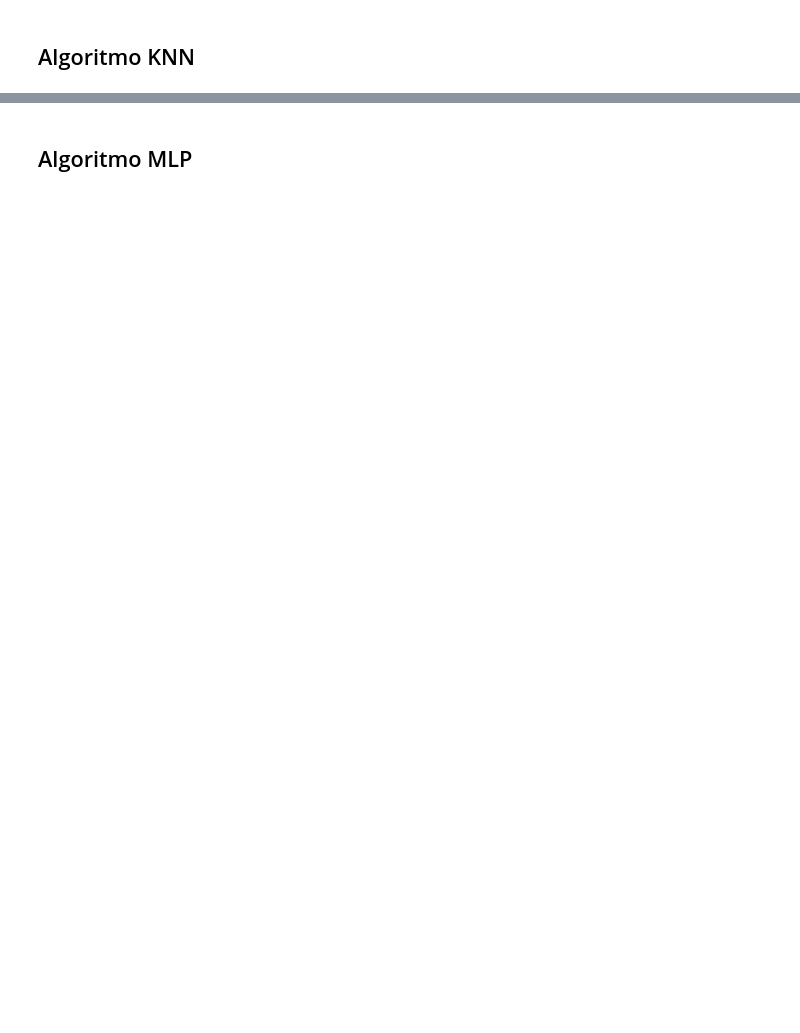
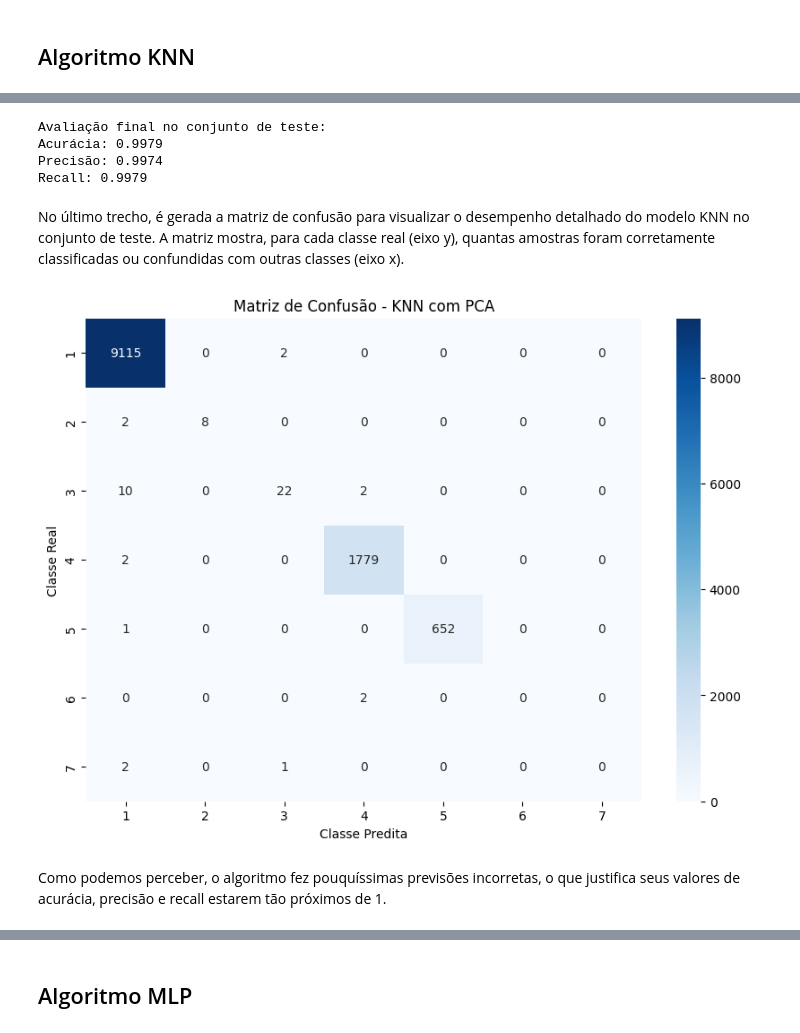
Before and after one commit to melseleghin/rede_neural, a Jupyter notebook: report.ipynb, the cells around one changed output, grey strips where cells are left out. Cells and saved outputs as stored; diff of their text form; code cells hidden in the pictures; blank space fills up the shorter version.

Commit message:
finalizado

```diff
--- a/report.ipynb
+++ b/report.ipynb
@@ -135,0 +339,37 @@ Dessa forma, decidimos utilizar o KNN para classificação por três motivos pri
+# %%
+from sklearn.metrics import accuracy_score, precision_score, recall_score
+
+knn_final = grid_search.best_estimator_
+knn_final.fit(X_train_pca, y_train.values.ravel())
+
+y_pred_knn = knn_final.predict(X_test_pca)
+
+accuracy = accuracy_score(y_test, y_pred_knn)
+precision = precision_score(y_test, y_pred_knn, average='weighted', zero_division=0)
+recall = recall_score(y_test, y_pred_knn, average='weighted', zero_division=0)
+
+print("\nAvaliação final no conjunto de teste:")
+print(f"Acurácia: {accuracy:.4f}")
+print(f"Precisão: {precision:.4f}")
+print(f"Recall: {recall:.4f}")
+# %% [output]
+Avaliação final no conjunto de teste:
+Acurácia: 0.9979
+Precisão: 0.9974
+Recall: 0.9979
+# %% [markdown]
+No último trecho, é gerada a matriz de confusão para visualizar o desempenho detalhado do modelo KNN no conjunto de teste. A matriz mostra, para cada classe real (eixo y), quantas amostras foram corretamente classificadas ou confundidas com outras classes (eixo x).
+# %%
+# Matriz de confusão
+cm = confusion_matrix(y_test, y_pred_knn)
+plt.figure(figsize=(10, 7))
+sns.heatmap(cm, annot=True, fmt='d', cmap='Blues',
+            xticklabels=np.unique(y), yticklabels=np.unique(y))
+plt.xlabel("Classe Predita")
+plt.ylabel("Classe Real")
+plt.title("Matriz de Confusão - KNN com PCA")
+plt.show()
+# %% [output]
+[figure, added]
+# %% [markdown]
+Como podemos perceber, o algoritmo fez pouquíssimas previsões incorretas, o que justifica seus valores de acurácia, precisão e recall estarem tão próximos de 1.
```
Also changed, not shown: parts of 57 cells of this notebook, 2 other files.
